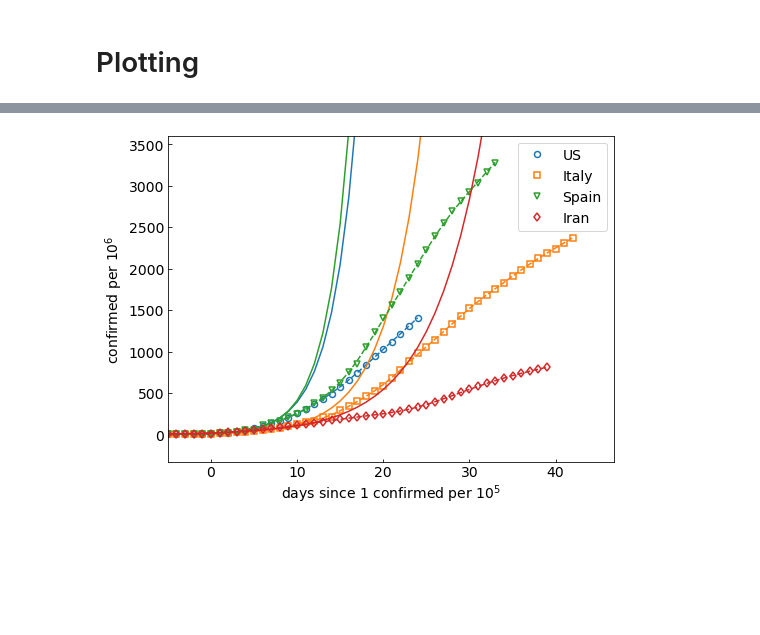
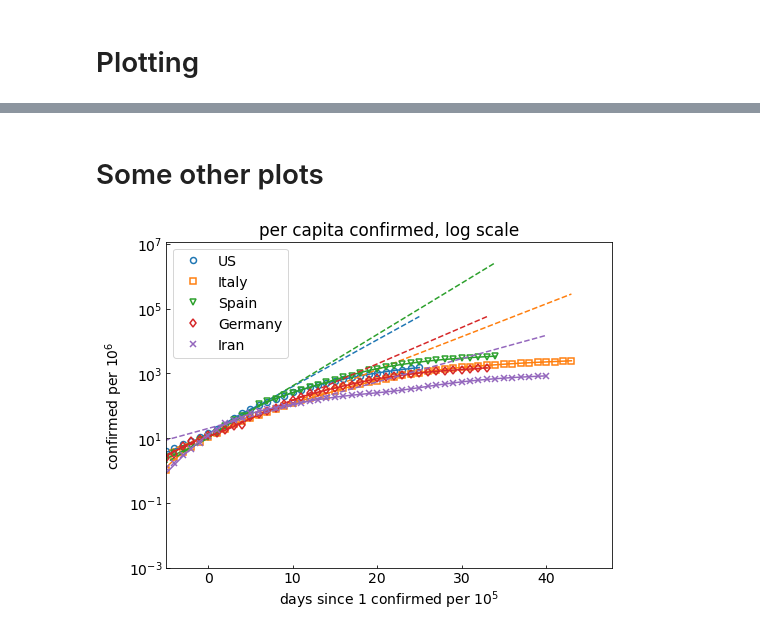
Before and after one commit to jjstickel/covid-19_ts_analysis, a Jupyter notebook: analyze_covide_time_series_notebook.ipynb, the cells around one changed output, grey strips where cells are left out. Drawn from its saved outputs; the diff is of its cells as text; code cells hidden in the pictures; blank space fills up the shorter version.

```diff
--- a/analyze_covide_time_series_notebook.ipynb
+++ b/analyze_covide_time_series_notebook.ipynb
@@ -154,0 +38,2 @@ for country in countries:
+# %%
+countries = ["US", "Italy", "Spain", "Germany", "Iran"]
@@ -191,10 +84,12 @@ for country in countries:
 # %% [markdown]
 # Plotting
 # %%
+# plotting setup
 rcParams.update({'font.size': 14})
-figsize = (8,6)
+fw = 8
+fh = 6
 clr = ['C%g' % i for i in range(10)]
-sbl = ["o", "s", "v", "d", "h"]
+sbl = ["o", "s", "v", "d", "x"]
 savefigs = False
 
 # get inverse human readable form for t=0 criterium
@@ -228,0 +210,12 @@ if savefigs:
+# %%
+N+=1; figure(N, figsize=(fw,fh))
+clf()
+for i in range(nctry):
+    ctryd = corona[countries[i]]
+    plot(ctryd["days"], ctryd["dth_pc_h"]/ctryd["cnf_pc_h"]*100, "-"+sbl[i]+clr[i], mfc='none',
+         mew=1.5, label=ctryd["name"])
+axis(xmin = -5, ymax=20)
+xlabel('days since %i confirmed per $10^%i$' % (clinv_dig, clinv_exp))
+ylabel("case-fatality ratio [%]")
+legend(loc="best")
+title("case fatality ratio (CFR)");
@@ -229,22 +226,19 @@ if savefigs:
+# %% [markdown]
+# Some other plots
 # %%
-# confirmed per capita
-N+=1; figure(N, figsize=figsize)
+# log-scale confirmed per capita
+N+=1; figure(N, figsize=(fw,fh))
 clf()
 for i in range(nctry):
     ctryd = corona[countries[i]]
-    days = ctryd["days"]
-    plot(days, ctryd["cnf_pc"], sbl[i]+clr[i], mfc='none', mew=1.5, label=ctryd["name"])
-    plot(days, ctryd["cnf_expfit"], '-'+clr[i], lw=1.5)
-    plot(days, ctryd["cnf_pc_h"], '--'+clr[i])
-scaled_max = max([corona[country]['cnf_pc'].max() for country in countries])
-axis(xmin=-5, ymin=0-scaled_max*0.1, ymax=scaled_max*1.1)
+    semilogy(ctryd["days"], ctryd["cnf_pc"], sbl[i]+clr[i], mfc='none', mew=1.5,
+             label=ctryd["name"])
+    semilogy(ctryd["days"], ctryd["cnf_expfit"], '--'+clr[i], lw=1.5)
+    semilogy(ctryd["days"], ctryd["cnf_pc_h"], '-'+clr[i])
+axis(xmin=-5, ymin=1e-3)
 xlabel('days since %i confirmed per $10^%i$' % (clinv_dig, clinv_exp))
-#xlabel('days since %i deaths per $10^%i$' % (clinv_dig, clinv_exp))
-#ylabel("confirmed per %1.0e" % mult)
 ylabel("confirmed per $10^%i$" % np.log10(mult))
 legend(loc='best')
-if savefigs:
-    savefig("confirmed_scaled.pdf", bbox_inches="tight")
-    savefig("confirmed_scaled.png", bbox_inches="tight")
+title("per capita confirmed, log scale");
 # %% [output]
-[figure, old version]
+[figure, new version]
```
Also changed, not shown: parts of 38 cells of this notebook, 4 other files.
